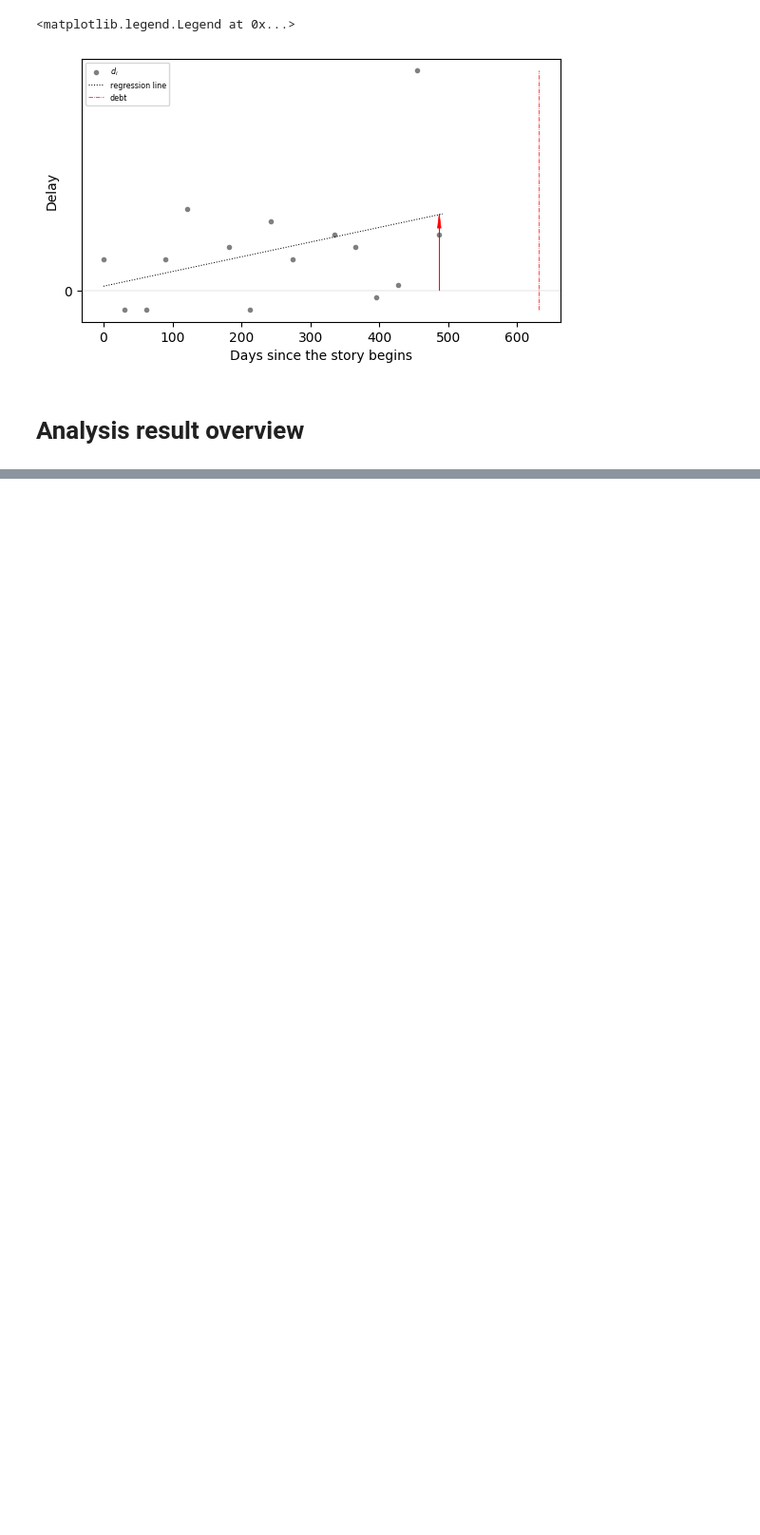
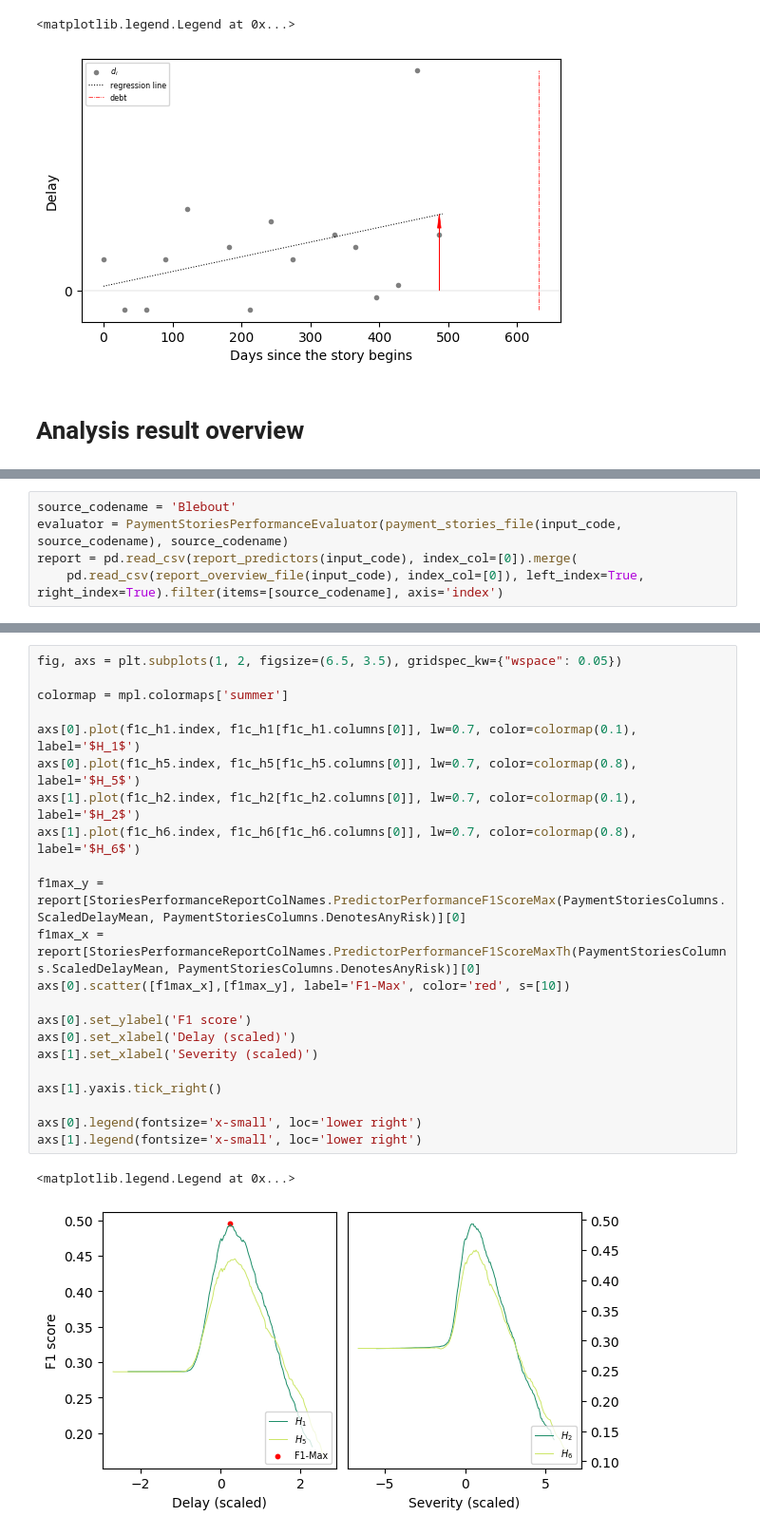
Before and after one commit to konradgrodek/ADDS_PayDelay, a Jupyter notebook: 20_data_overview/200_data_overview.ipynb, the cells around one changed output, grey strips where cells are left out. Shown at 95% size. Drawn from its saved outputs; the diff is of its cells as text; blank space fills up the shorter version.

```diff
--- a/20_data_overview/200_data_overview.ipynb
+++ b/20_data_overview/200_data_overview.ipynb
@@ -630,0 +897,5 @@ report[[
+# %%
+source_codename = 'Blebout'
+evaluator = PaymentStoriesPerformanceEvaluator(payment_stories_file(input_code, source_codename), source_codename)
+report = pd.read_csv(report_predictors(input_code), index_col=[0]).merge(
+    pd.read_csv(report_overview_file(input_code), index_col=[0]), left_index=True, right_index=True).filter(items=[source_codename], axis='index')
@@ -630,0 +926,25 @@ report[[
+# %%
+fig, axs = plt.subplots(1, 2, figsize=(6.5, 3.5), gridspec_kw={"wspace": 0.05})
+
+colormap = mpl.colormaps['summer']
+
+axs[0].plot(f1c_h1.index, f1c_h1[f1c_h1.columns[0]], lw=0.7, color=colormap(0.1), label='$H_1$')
+axs[0].plot(f1c_h5.index, f1c_h5[f1c_h5.columns[0]], lw=0.7, color=colormap(0.8), label='$H_5$')
+axs[1].plot(f1c_h2.index, f1c_h2[f1c_h2.columns[0]], lw=0.7, color=colormap(0.1), label='$H_2$')
+axs[1].plot(f1c_h6.index, f1c_h6[f1c_h6.columns[0]], lw=0.7, color=colormap(0.8), label='$H_6$')
+
+f1max_y = report[StoriesPerformanceReportColNames.PredictorPerformanceF1ScoreMax(PaymentStoriesColumns.ScaledDelayMean, PaymentStoriesColumns.DenotesAnyRisk)][0]
+f1max_x = report[StoriesPerformanceReportColNames.PredictorPerformanceF1ScoreMaxTh(PaymentStoriesColumns.ScaledDelayMean, PaymentStoriesColumns.DenotesAnyRisk)][0]
+axs[0].scatter([f1max_x],[f1max_y], label='F1-Max', color='red', s=[10])
+
+axs[0].set_ylabel('F1 score')
+axs[0].set_xlabel('Delay (scaled)')
+axs[1].set_xlabel('Severity (scaled)')
+
+axs[1].yaxis.tick_right()
+
+axs[0].legend(fontsize='x-small', loc='lower right')
+axs[1].legend(fontsize='x-small', loc='lower right')
+# %% [output]
+<matplotlib.legend.Legend at 0x...>
+[figure, added]
```
Also changed, not shown: parts of 22 cells of this notebook, 22 other files.
